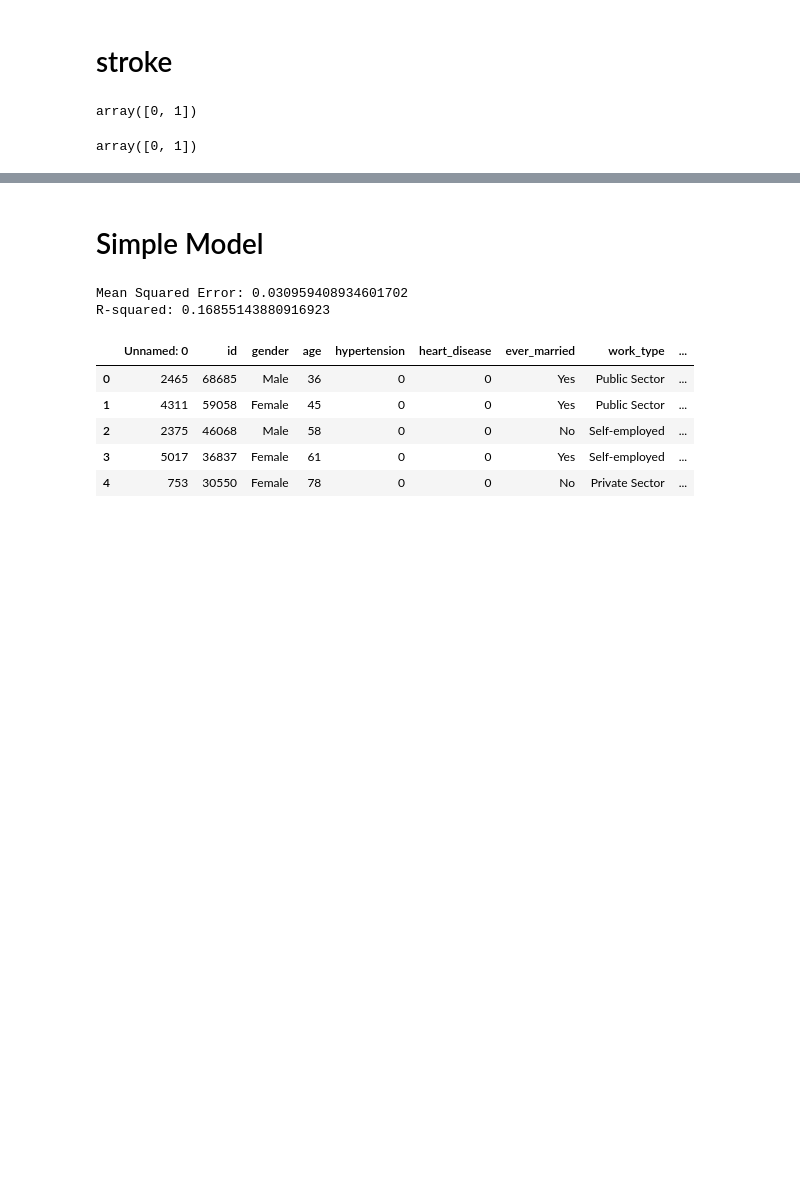
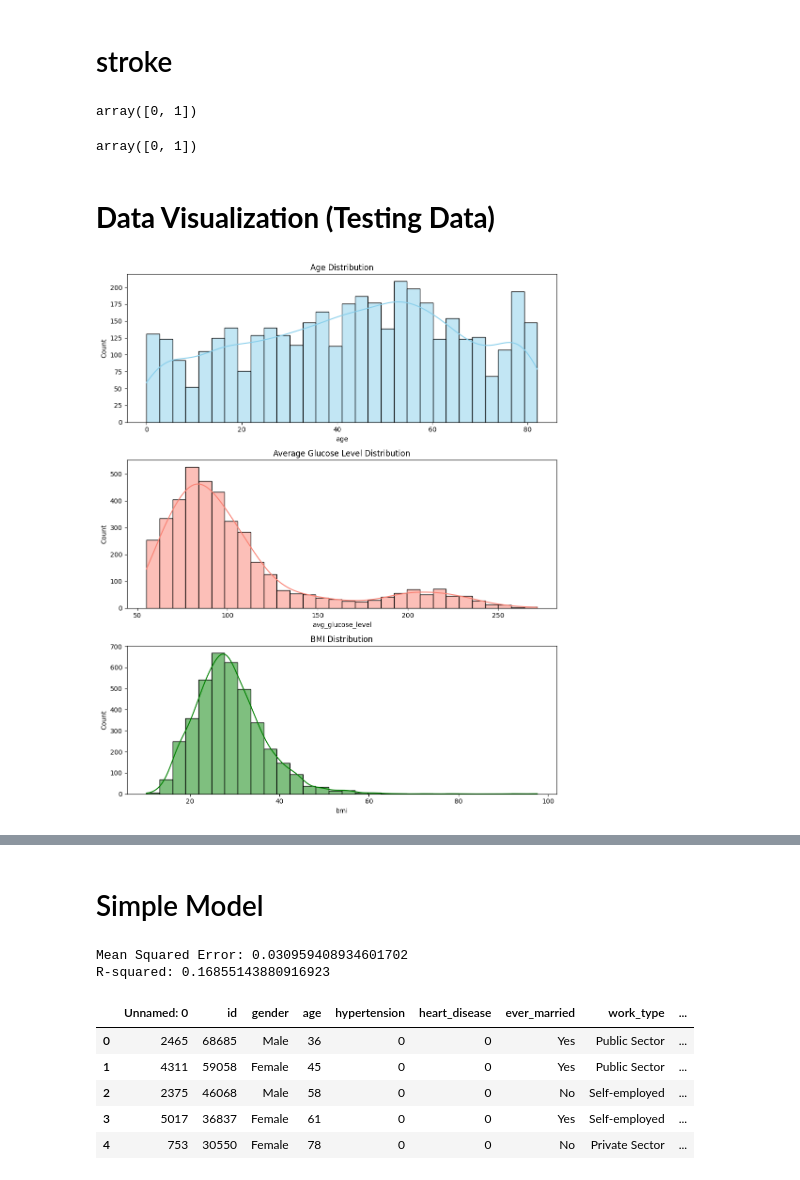
Before and after one commit to DS3001/group22, a Jupyter notebook: Project_2.ipynb, the cells around one changed output, grey strips where cells are left out. Saved outputs shown, nothing was run; the diff lists cells and outputs as text; code cells hidden in the pictures; blank space fills up the shorter version.

Commit message:
Added some general data visualization plots for testing and training data sets

```diff
--- a/Project_2.ipynb
+++ b/Project_2.ipynb
@@ -434,3 +434,29 @@ array([0, 1])
 df_test[var].unique()
 # %% [output]
 array([0, 1])
+# %% [markdown]
+# **Data Visualization (Testing Data)**
+# %%
+import matplotlib.pyplot as plt
+import seaborn as sns
+
+# Set up the matplotlib figure
+fig, axes = plt.subplots(nrows=3, ncols=1, figsize=(10, 12))
+
+# Plot age
+sns.histplot(df_test['age'], kde=True, ax=axes[0], bins=30, color='skyblue')
+axes[0].set_title('Age Distribution')
+
+# Plot avg_glucose_level
+sns.histplot(df_test['avg_glucose_level'], kde=True, ax=axes[1], bins=30, color='salmon')
+axes[1].set_title('Average Glucose Level Distribution')
+
+# Plot bmi
+sns.histplot(df_test['bmi'].dropna(), kde=True, ax=axes[2], bins=30, color='green')
+axes[2].set_title('BMI Distribution')
+
+# Adjust layout
+plt.tight_layout()
+plt.show()
+# %% [output]
+[figure, added]
```
Also changed, not shown: parts of 5 cells of this notebook.
